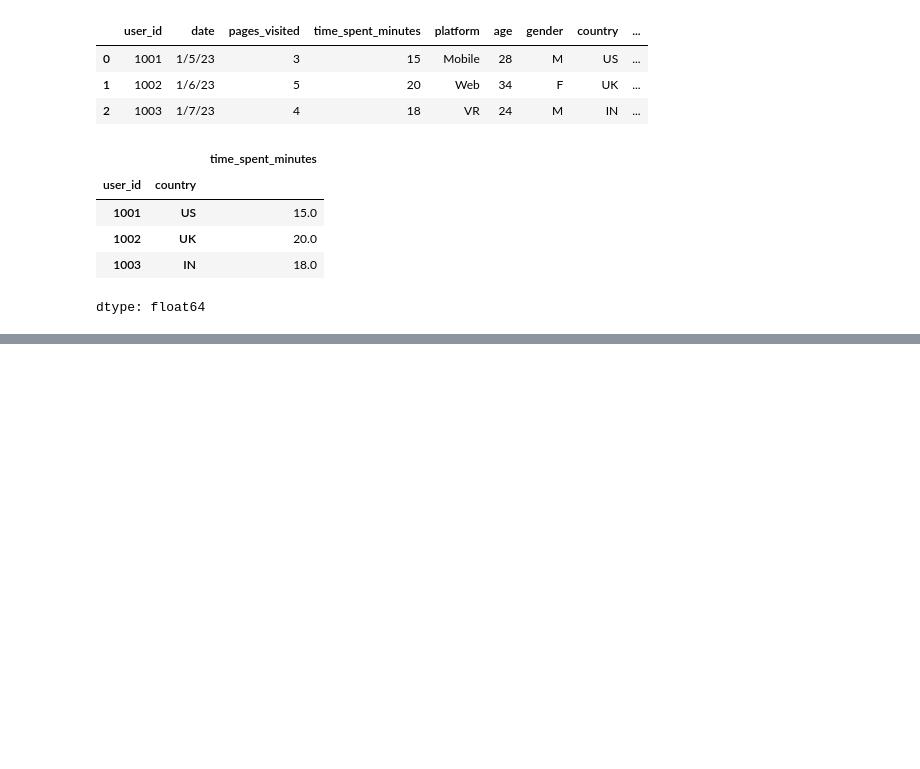
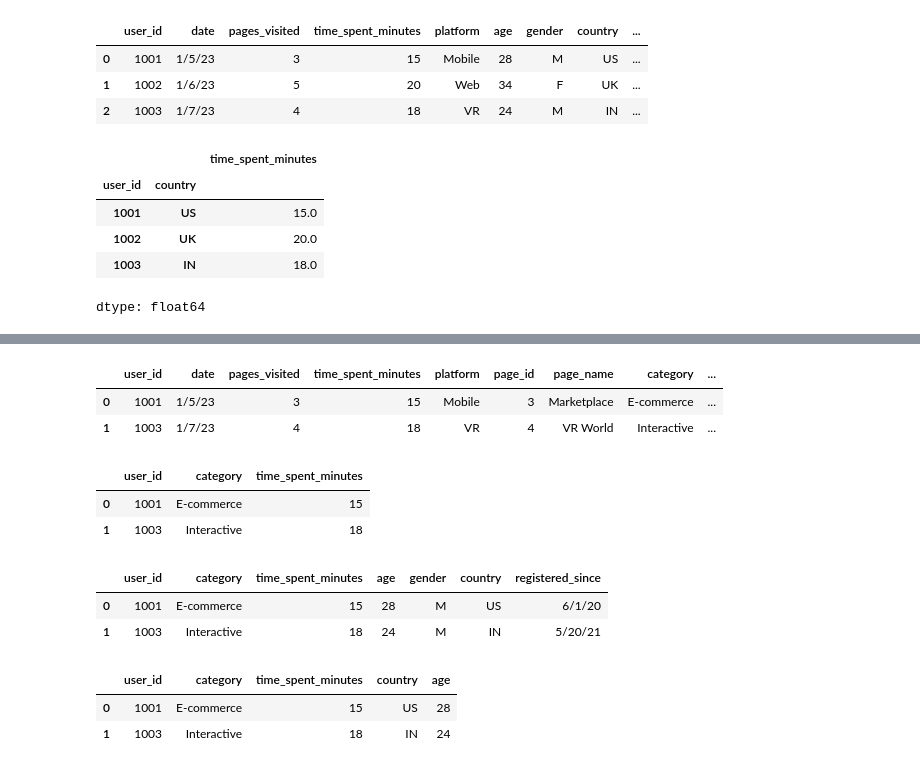
Before and after one commit to nehagovekar/Pandas_leetcode, a Jupyter notebook: Pandas_Practice_On_ProductCompanies.ipynb, the cells around one changed output, grey strips where cells are left out. Drawn from its saved outputs; the diff is of its cells as text; code cells hidden in the pictures; blank space fills up the shorter version.

```diff
--- a/Pandas_Practice_On_ProductCompanies.ipynb
+++ b/Pandas_Practice_On_ProductCompanies.ipynb
@@ -527,0 +586,8 @@ dtype: float64
+# %%
+df_merging = pd.merge(df_user_interactions,df_page_metadata, how='inner', left_on='pages_visited', right_on='page_id')
+# %%
+df_merging
+# %% [output]
+|  | user_id | date | pages_visited | time_spent_minutes | platform | page_id | page_name | category | ... |
+| 0 | 1001 | 1/5/23 | 3 | 15 | Mobile | 3 | Marketplace | E-commerce | ... |
+| 1 | 1003 | 1/7/23 | 4 | 18 | VR | 4 | VR World | Interactive | ... |
@@ -527,0 +596,6 @@ dtype: float64
+# %%
+df_merging
+# %% [output]
+|  | user_id | category | time_spent_minutes |
+| 0 | 1001 | E-commerce | 15 |
+| 1 | 1003 | Interactive | 18 |
@@ -527,0 +606,6 @@ dtype: float64
+# %%
+df_merging
+# %% [output]
+|  | user_id | category | time_spent_minutes | age | gender | country | registered_since |
+| 0 | 1001 | E-commerce | 15 | 28 | M | US | 6/1/20 |
+| 1 | 1003 | Interactive | 18 | 24 | M | IN | 5/20/21 |
@@ -527,0 +614,6 @@ dtype: float64
+# %%
+df_result
+# %% [output]
+|  | user_id | category | time_spent_minutes | country | age |
+| 0 | 1001 | E-commerce | 15 | US | 28 |
+| 1 | 1003 | Interactive | 18 | IN | 24 |
```
Also changed, not shown: parts of 13 cells of this notebook.
